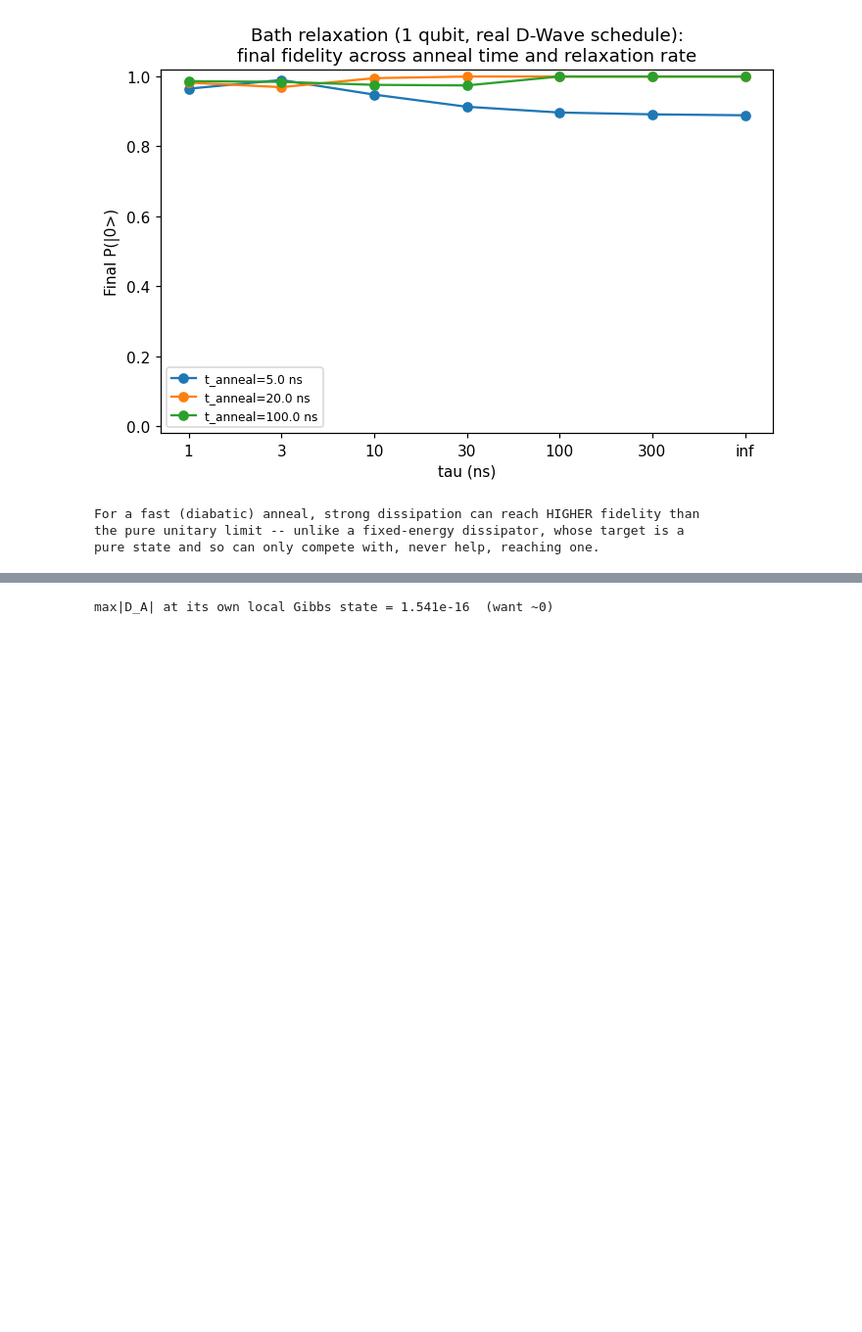
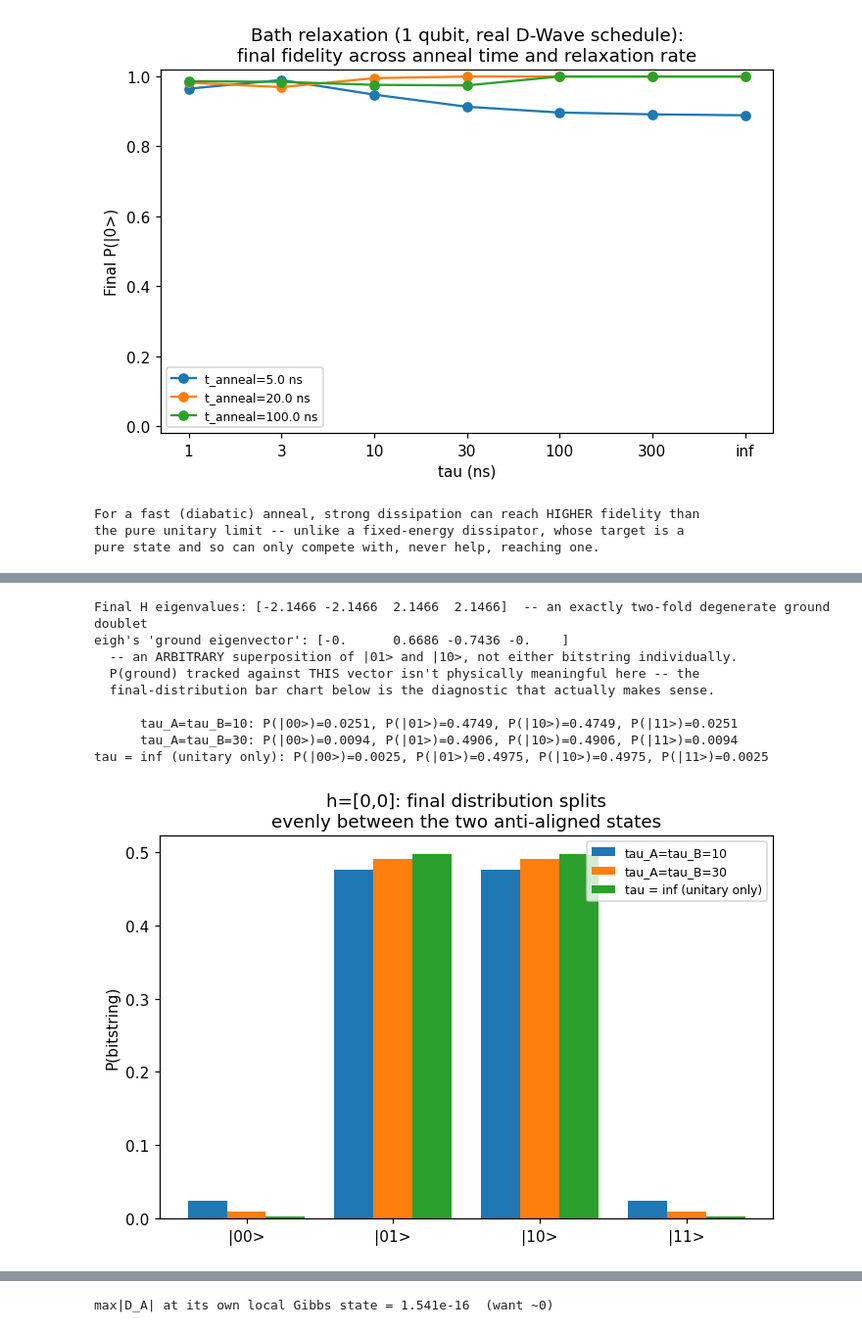
Before and after one commit to Cocidoboyacense/SEAQT-quantum-annealing-evolution, a Jupyter notebook: notebooks/seaqt_annealing_walkthrough.ipynb, the cells around one changed output, grey strips where cells are left out. Shown at 98% size. Saved outputs shown, nothing was run; the diff lists cells and outputs as text; code cells hidden in the pictures; blank space fills up the shorter version.

```diff
--- a/notebooks/seaqt_annealing_walkthrough.ipynb
+++ b/notebooks/seaqt_annealing_walkthrough.ipynb
@@ -307,0 +383,37 @@ the entropy gradient.
+# %%
+H_undecided = hamiltonian_nqubit(schedule, h=[0.0, 0.0], J={(0, 1): J12}, t_anneal=t_anneal_2q)
+h_final_undecided = H_undecided(t_anneal_2q)
+w_u, v_u = np.linalg.eigh(h_final_undecided)
+print(f"Final H eigenvalues: {np.round(w_u, 4)}  -- an exactly two-fold degenerate ground doublet")
+print(f"eigh's 'ground eigenvector': {np.round(v_u[:, 0].real, 4)}")
+print("  -- an ARBITRARY superposition of |01> and |10>, not either bitstring individually.")
+print("  P(ground) tracked against THIS vector isn't physically meaningful here -- the")
+print("  final-distribution bar chart below is the diagnostic that actually makes sense.\n")
+
+final_dists_undecided = {}
+for tau in taus_2q:
+    _, _, _, _, final_dist = run_2q_local_seaqt(H_undecided, t_anneal_2q, tau, beta_bath)
+    final_dists_undecided[tau] = final_dist
+    print(f"{labels_2q[tau]:>20}: " + ", ".join(f"P({lbl})={p:.4f}" for lbl, p in zip(labels_bits_2q, final_dist)))
+
+fig, ax = plt.subplots(figsize=(6.5, 4.5))
+x = np.arange(len(labels_bits_2q))
+width = 0.8 / len(taus_2q)
+for i, tau in enumerate(taus_2q):
+    ax.bar(x + (i - (len(taus_2q) - 1) / 2) * width, final_dists_undecided[tau], width, label=labels_2q[tau])
+ax.set_xticks(x); ax.set_xticklabels(labels_bits_2q)
+ax.set_ylabel("P(bitstring)")
+ax.set_title("h=[0,0]: final distribution splits\nevenly between the two anti-aligned states")
+ax.legend(fontsize=8)
+fig.tight_layout(); plt.show()
+# %% [output]
+Final H eigenvalues: [-2.1466 -2.1466  2.1466  2.1466]  -- an exactly two-fold degenerate ground doublet
+eigh's 'ground eigenvector': [-0.      0.6686 -0.7436 -0.    ]
+  -- an ARBITRARY superposition of |01> and |10>, not either bitstring individually.
+  P(ground) tracked against THIS vector isn't physically meaningful here -- the
+  final-distribution bar chart below is the diagnostic that actually makes sense.
+
+      tau_A=tau_B=10: P(|00>)=0.0251, P(|01>)=0.4749, P(|10>)=0.4749, P(|11>)=0.0251
+      tau_A=tau_B=30: P(|00>)=0.0094, P(|01>)=0.4906, P(|10>)=0.4906, P(|11>)=0.0094
+tau = inf (unitary only): P(|00>)=0.0025, P(|01>)=0.4975, P(|10>)=0.4975, P(|11>)=0.0025
+[figure, added]
```
Also changed, not shown: parts of 26 cells of this notebook, 1 other file.
